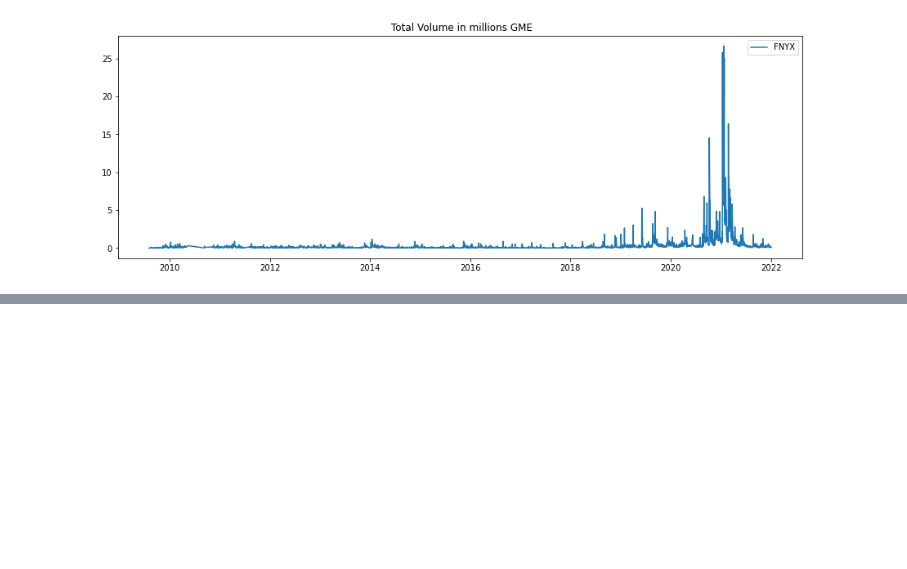
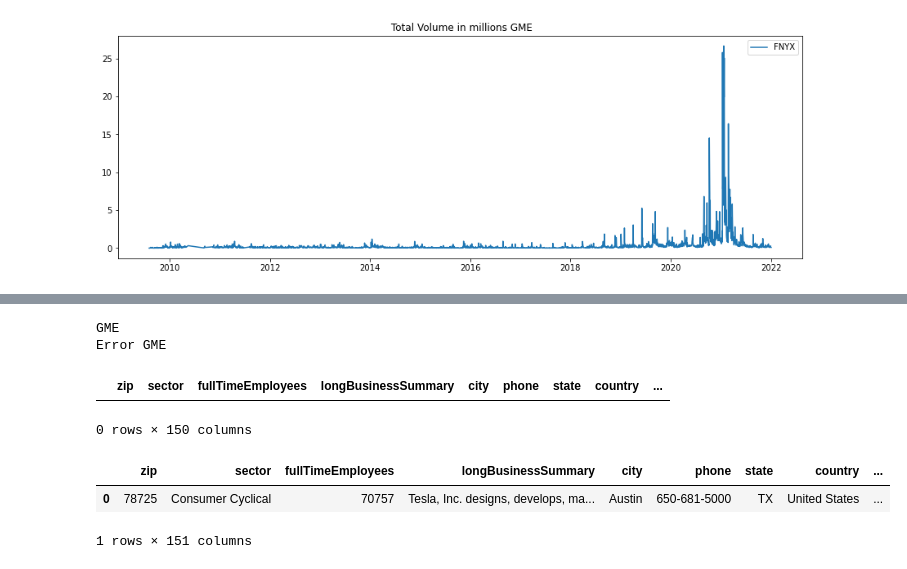
Before and after one commit to pookiemaker/shorts, a Jupyter notebook: CombinedPlot.ipynb, the cells around one changed output, grey strips where cells are left out. Cells and saved outputs as stored; diff of their text form; code cells hidden in the pictures; blank space fills up the shorter version.

```diff
--- a/CombinedPlot.ipynb
+++ b/CombinedPlot.ipynb
@@ -255,0 +250,6 @@ df_loaded
+# %%
+import yfinance as yf
+TICK = yf.Ticker('GME').info
+TOCK = yf.Ticker('TSLA').info
+print(TICK['sharesOutstanding'])
+print(TOCK['sharesOutstanding'])
@@ -255,0 +312,17 @@ df_loaded
+# %%
+DetailedStockInfo  = None
+symbol = 'GME'
+print(symbol)
+try:
+    # download the stock price
+    TICK = yf.Ticker(symbol).info
+    DetailedStockInfo = DetailedStockInfo(TICK)
+    print(DetailedStockInfo.head())
+except Exception:
+    print('Error {}'.format(symbol))
+
+DetailedStockInfo
+#DetailedStockInfo.to_csv(f, mode='a', header = True )
+# %% [output]
+GME
+Error GME
@@ -255,0 +331,14 @@ df_loaded
+# %%
+df = pd.DataFrame(TICK)
+df
+# %% [output]
+|  | zip | sector | fullTimeEmployees | longBusinessSummary | city | phone | state | country | ... |
+0 rows × 150 columns
+# %%
+df = pd.DataFrame.from_dict(TOCK, orient='index').T
+# %%
+df
+# %% [output]
+|  | zip | sector | fullTimeEmployees | longBusinessSummary | city | phone | state | country | ... |
+| 0 | 78725 | Consumer Cyclical | 70757 | Tesla, Inc. designs, develops, ma... | Austin | 650-681-5000 | TX | United States | ... |
+1 rows × 151 columns
```
Also changed, not shown: parts of 11 cells of this notebook, 25 other files.
